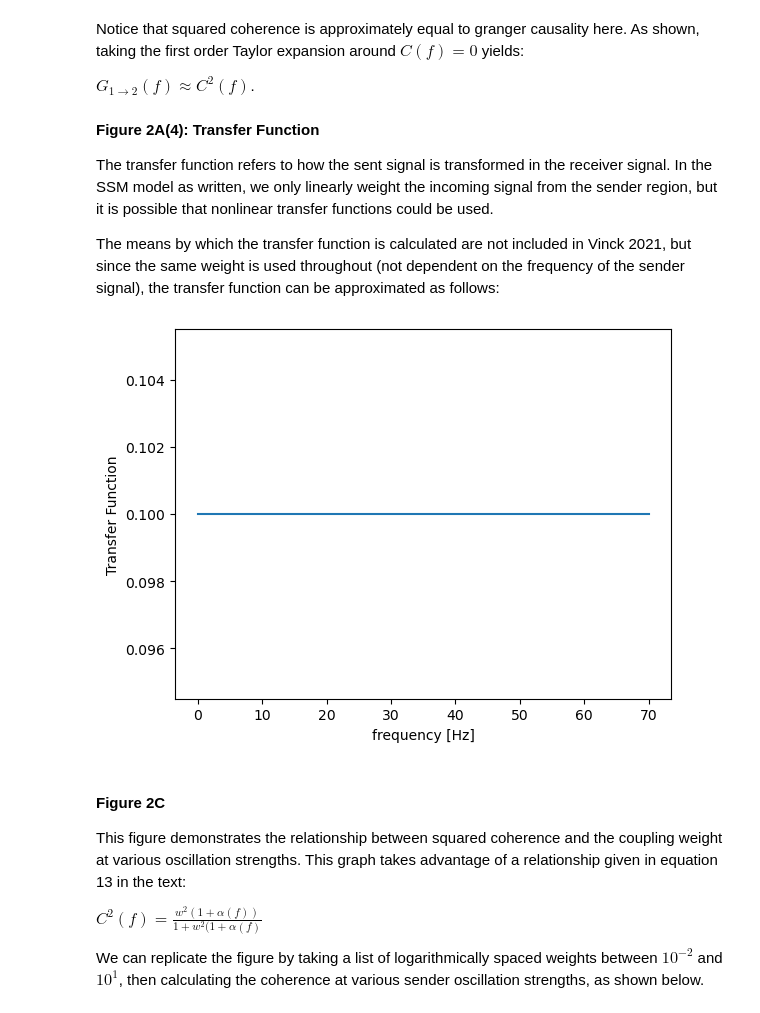
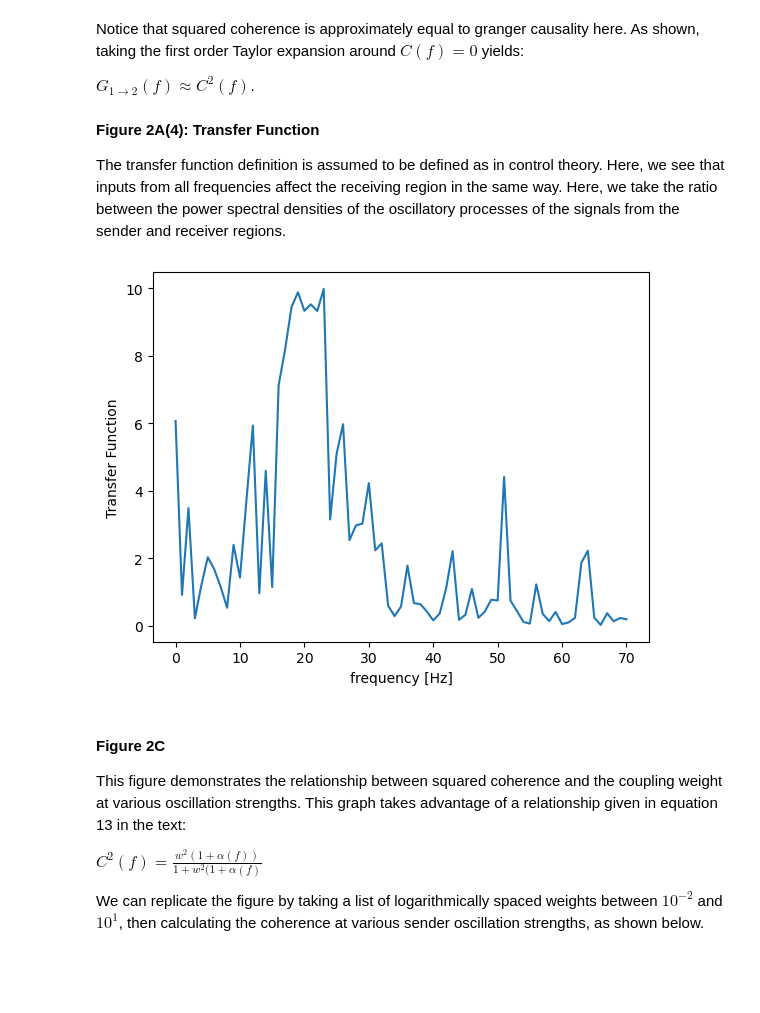
Before and after one commit to cyneuro/neuro_communication, a Jupyter notebook: Vinck2021_SSM_tutorial.ipynb, the cells around one changed output. Saved outputs shown, nothing was run; the diff lists cells and outputs as text; code cells hidden in the pictures; blank space fills up the shorter version.

```diff
--- a/Vinck2021_SSM_tutorial.ipynb
+++ b/Vinck2021_SSM_tutorial.ipynb
@@ -287,19 +254,20 @@ $G_{1 \rightarrow 2}(f) \approx C^2(f)$.
 # %% [markdown]
 **Figure 2A(4): Transfer Function**
 
-The transfer function refers to how the sent signal is transformed in the receiver signal. In the SSM model as written, we only linearly weight the incoming signal from the sender region, but it is possible that nonlinear transfer functions could be used.
-
-The means by which the transfer function is calculated are not included in Vinck 2021, but since the same weight is used throughout (not dependent on the frequency of the sender signal), the transfer function can be approximated as follows:
+The transfer function definition is assumed to be defined as in control theory. Here, we see that inputs from all frequencies affect the receiving region in the same way. Here, we take the ratio between the power spectral densities of the oscillatory processes of the signals from the sender and receiver regions.
 # %%
-weights = numpy.repeat(0.1, len(f_signal1))
+osc_z1 = psd_signal1
+osc_z2 = w * psd_z1
+
+transfer = osc_z1 / osc_z2
 
 fig, ax = plt.subplots()
-ax.plot(f_signal1, weights)
+ax.plot(f_signal1, transfer)
 ax.set_xlabel('frequency [Hz]')
 ax.set_ylabel('Transfer Function')
 plt.show()
 # %% [output]
-[figure, old version]
+[figure, new version]
 # %% [markdown]
 #### Figure 2C
 This figure demonstrates the relationship between squared coherence and the coupling weight at various oscillation strengths. This graph takes advantage of a relationship given in equation 13 in the text:
```
Also changed, not shown: parts of 19 cells of this notebook.
